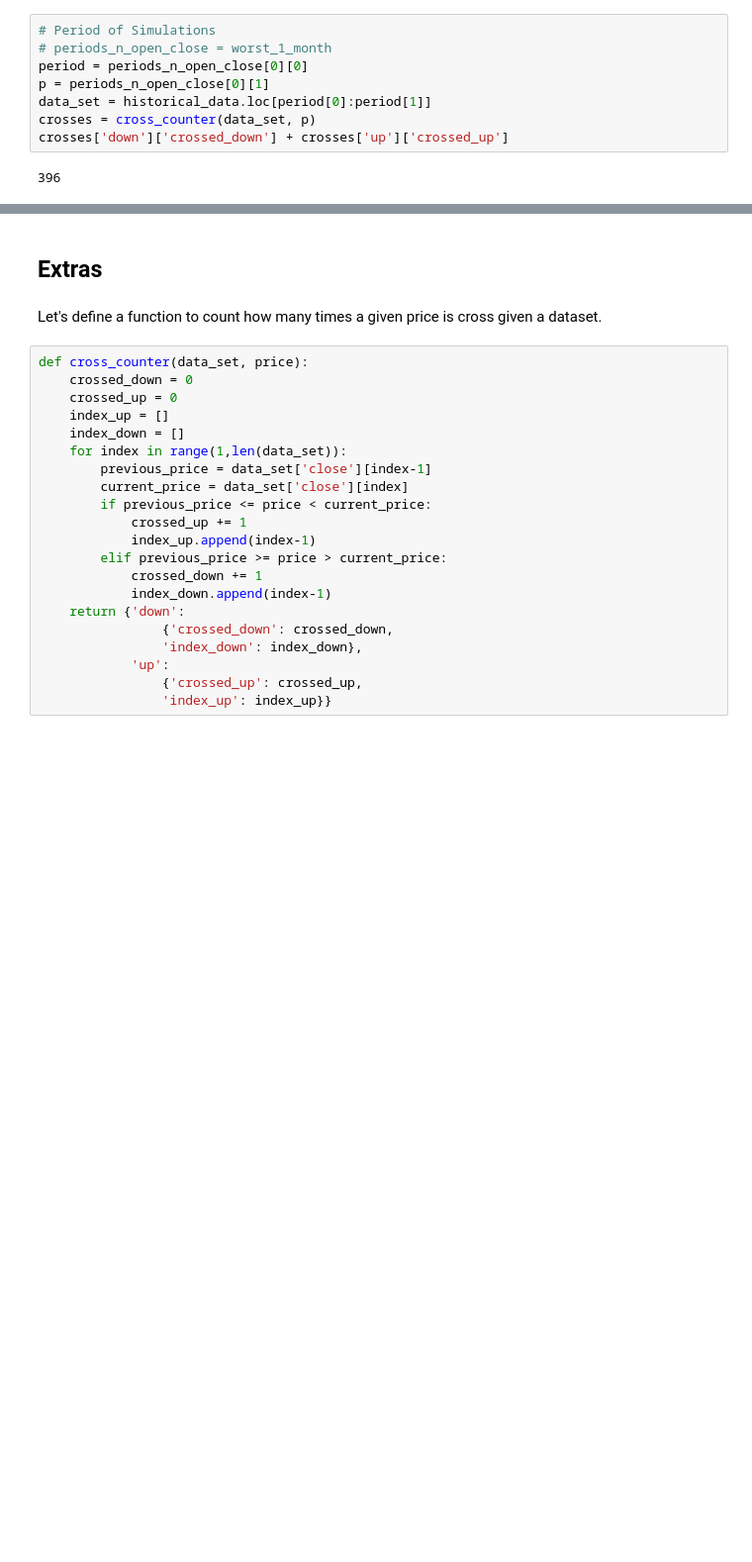
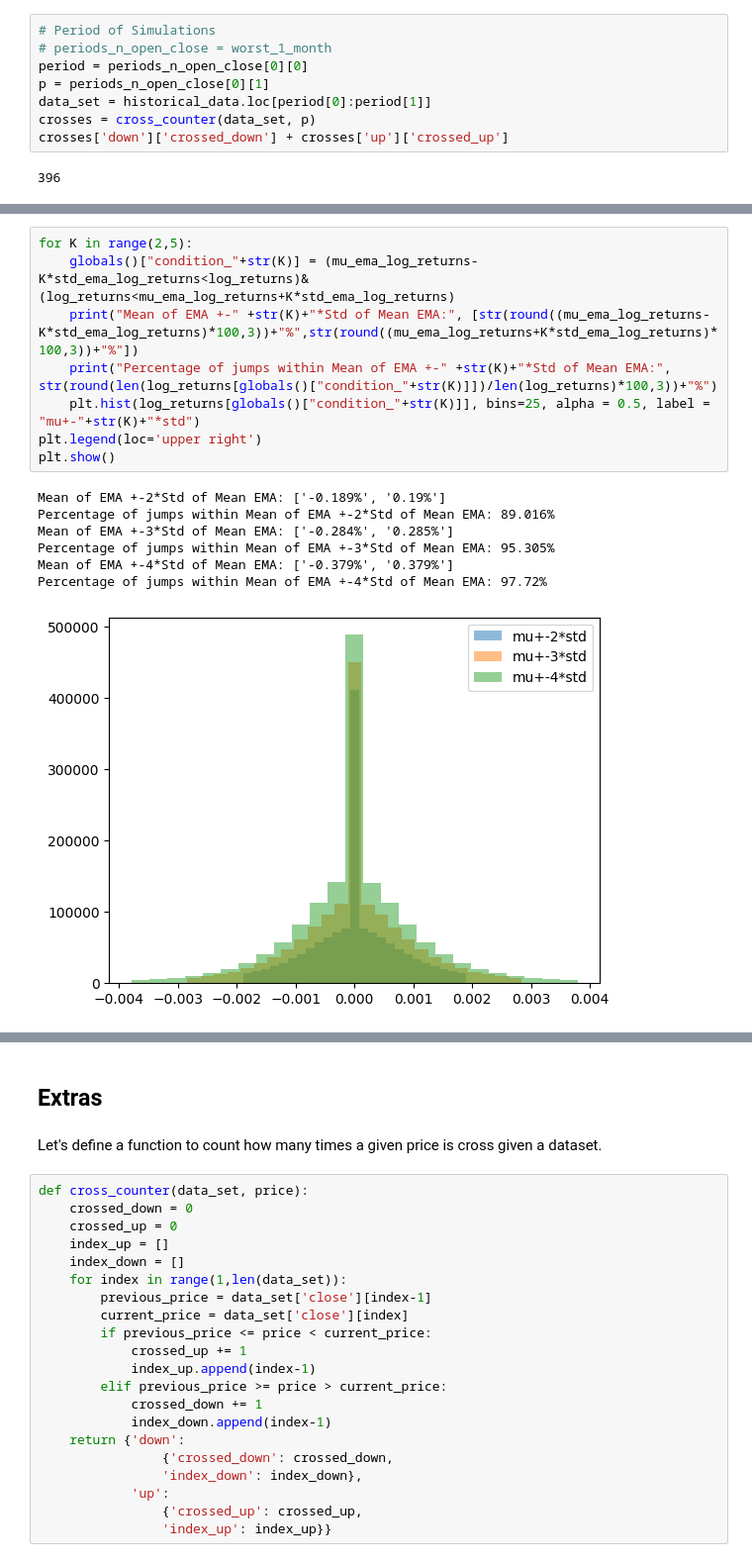
Before and after one commit to CruizeFinance/HedgingScripts, a Jupyter notebook: jupyter-lab/Simulations_oc_range.ipynb, the cells around one changed output, grey strips where cells are left out. Shown: that part at 99% size. Drawn from its saved outputs; the diff is of its cells as text; blank space fills up the shorter version.

```diff
--- a/jupyter-lab/Simulations_oc_range.ipynb
+++ b/jupyter-lab/Simulations_oc_range.ipynb
@@ -1342,0 +1795,16 @@ mu_abs_log_returns+K*std_ema_log_returns
+# %%
+for K in range(2,5):
+    globals()["condition_"+str(K)] = (mu_ema_log_returns-K*std_ema_log_returns<log_returns)&(log_returns<mu_ema_log_returns+K*std_ema_log_returns)
+    print("Mean of EMA +-" +str(K)+"*Std of Mean EMA:", [str(round((mu_ema_log_returns-K*std_ema_log_returns)*100,3))+"%",str(round((mu_ema_log_returns+K*std_ema_log_returns)*100,3))+"%"])
+    print("Percentage of jumps within Mean of EMA +-" +str(K)+"*Std of Mean EMA:", str(round(len(log_returns[globals()["condition_"+str(K)]])/len(log_returns)*100,3))+"%")
+    plt.hist(log_returns[globals()["condition_"+str(K)]], bins=25, alpha = 0.5, label = "mu+-"+str(K)+"*std")
+plt.legend(loc='upper right')
+plt.show()
+# %% [output]
+Mean of EMA +-2*Std of Mean EMA: ['-0.189%', '0.19%']
+Percentage of jumps within Mean of EMA +-2*Std of Mean EMA: 89.016%
+Mean of EMA +-3*Std of Mean EMA: ['-0.284%', '0.285%']
+Percentage of jumps within Mean of EMA +-3*Std of Mean EMA: 95.305%
+Mean of EMA +-4*Std of Mean EMA: ['-0.379%', '0.379%']
+Percentage of jumps within Mean of EMA +-4*Std of Mean EMA: 97.72%
+[figure, added]
```
Also changed, not shown: parts of 58 cells of this notebook.
